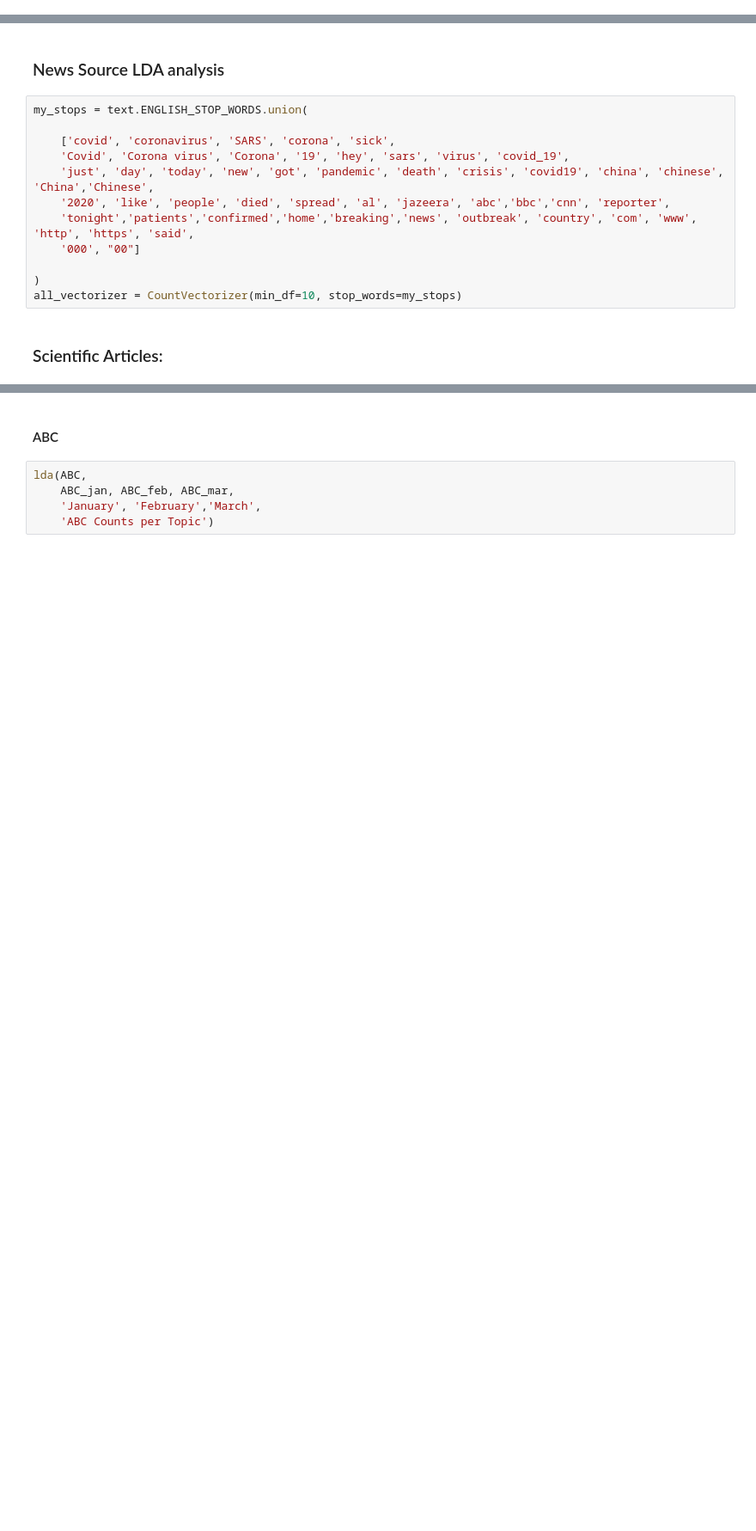
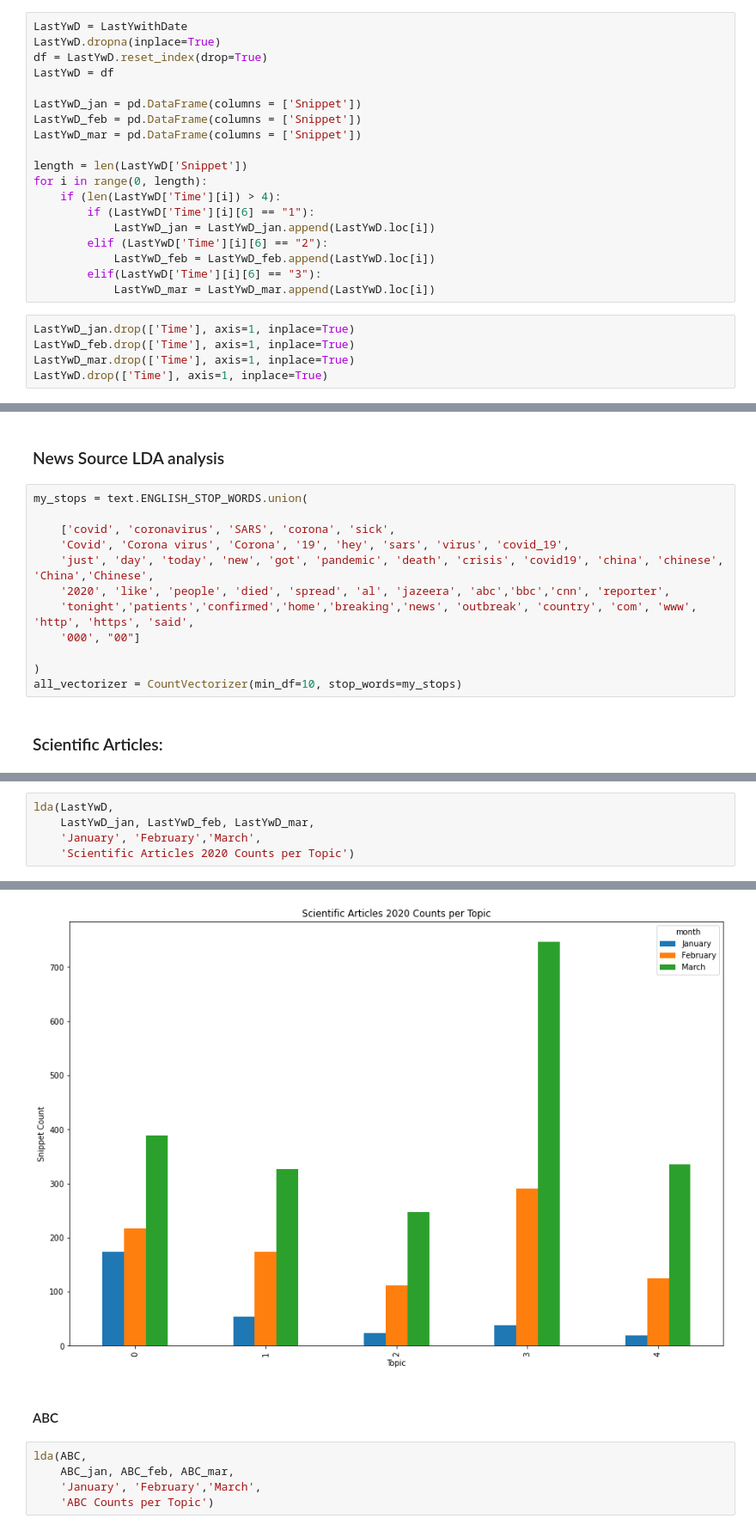
Before and after one commit to ek0212/COVID-19-Data-Analysis, a Jupyter notebook: Project/Math 189Z Project.ipynb, the cells around one changed output, grey strips where cells are left out. Shown at 86% size. Saved outputs shown, nothing was run; the diff lists cells and outputs as text; blank space fills up the shorter version.

```diff
--- a/Project/Math 189Z Project.ipynb
+++ b/Project/Math 189Z Project.ipynb
@@ -155,0 +156,24 @@ LastY.reset_index(drop=True)
+# %%
+LastYwD = LastYwithDate
+LastYwD.dropna(inplace=True)
+df = LastYwD.reset_index(drop=True)
+LastYwD = df
+
+LastYwD_jan = pd.DataFrame(columns = ['Snippet'])
+LastYwD_feb = pd.DataFrame(columns = ['Snippet'])
+LastYwD_mar = pd.DataFrame(columns = ['Snippet'])
+
+length = len(LastYwD['Snippet'])
+for i in range(0, length):
+    if (len(LastYwD['Time'][i]) > 4):
+        if (LastYwD['Time'][i][6] == "1"):
+            LastYwD_jan = LastYwD_jan.append(LastYwD.loc[i])
+        elif (LastYwD['Time'][i][6] == "2"):
+            LastYwD_feb = LastYwD_feb.append(LastYwD.loc[i])
+        elif(LastYwD['Time'][i][6] == "3"):
+            LastYwD_mar = LastYwD_mar.append(LastYwD.loc[i])
+# %%
+LastYwD_jan.drop(['Time'], axis=1, inplace=True)
+LastYwD_feb.drop(['Time'], axis=1, inplace=True)
+LastYwD_mar.drop(['Time'], axis=1, inplace=True)
+LastYwD.drop(['Time'], axis=1, inplace=True)
@@ -559,0 +593,6 @@ source_labels
+# %%
+lda(LastYwD,
+    LastYwD_jan, LastYwD_feb, LastYwD_mar,
+    'January', 'February','March',
+    'Scientific Articles 2020 Counts per Topic')
+# %% [output]
@@ -560,3 +615,4 @@ source_labels
+[figure, added]
 # %% [markdown]
 #### ABC
 # %%
```
Also changed, not shown: parts of 5 cells of this notebook.
